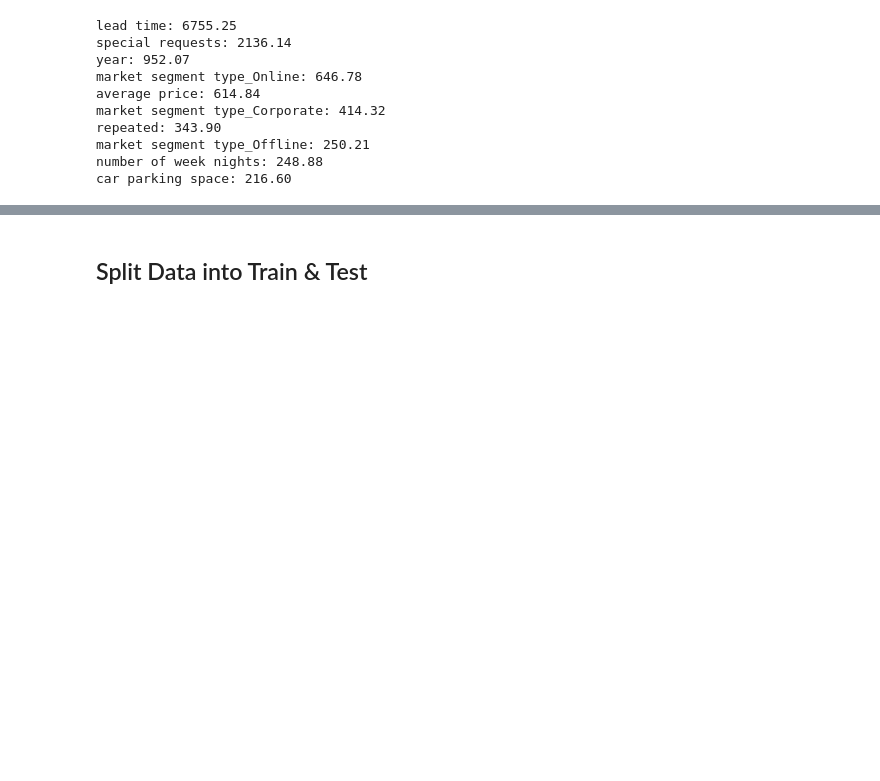
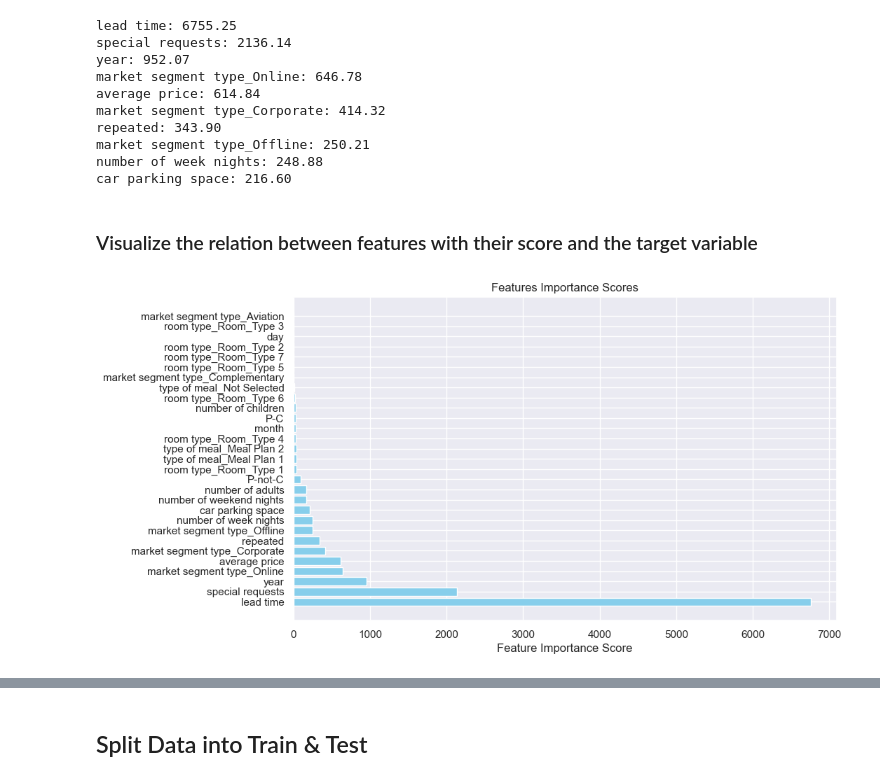
Before and after one commit to YoussefAboelwafa/Hotel-Booking-Cancellation-Prediction, a Jupyter notebook: notebook.ipynb, the cells around one changed output, grey strips where cells are left out. Saved outputs shown, nothing was run; the diff lists cells and outputs as text; code cells hidden in the pictures; blank space fills up the shorter version.

Commit message:
Visualization

```diff
--- a/notebook.ipynb
+++ b/notebook.ipynb
@@ -155,3 +284,16 @@ repeated: 343.90
 market segment type_Offline: 250.21
 number of week nights: 248.88
 car parking space: 216.60
+# %% [markdown]
+### Visualize the relation between features with their score and the target variable
+# %%
+feature_names, feature_scores = zip(*sorted_feature_info[:])
+
+# Create a bar chart
+plt.figure(figsize=(10, 6))
+plt.barh(feature_names, feature_scores, color="skyblue")
+plt.xlabel("Feature Importance Score")
+plt.title("Features Importance Scores")
+plt.show()
+# %% [output]
+[figure, added]
```
Also changed, not shown: parts of 14 cells of this notebook.
